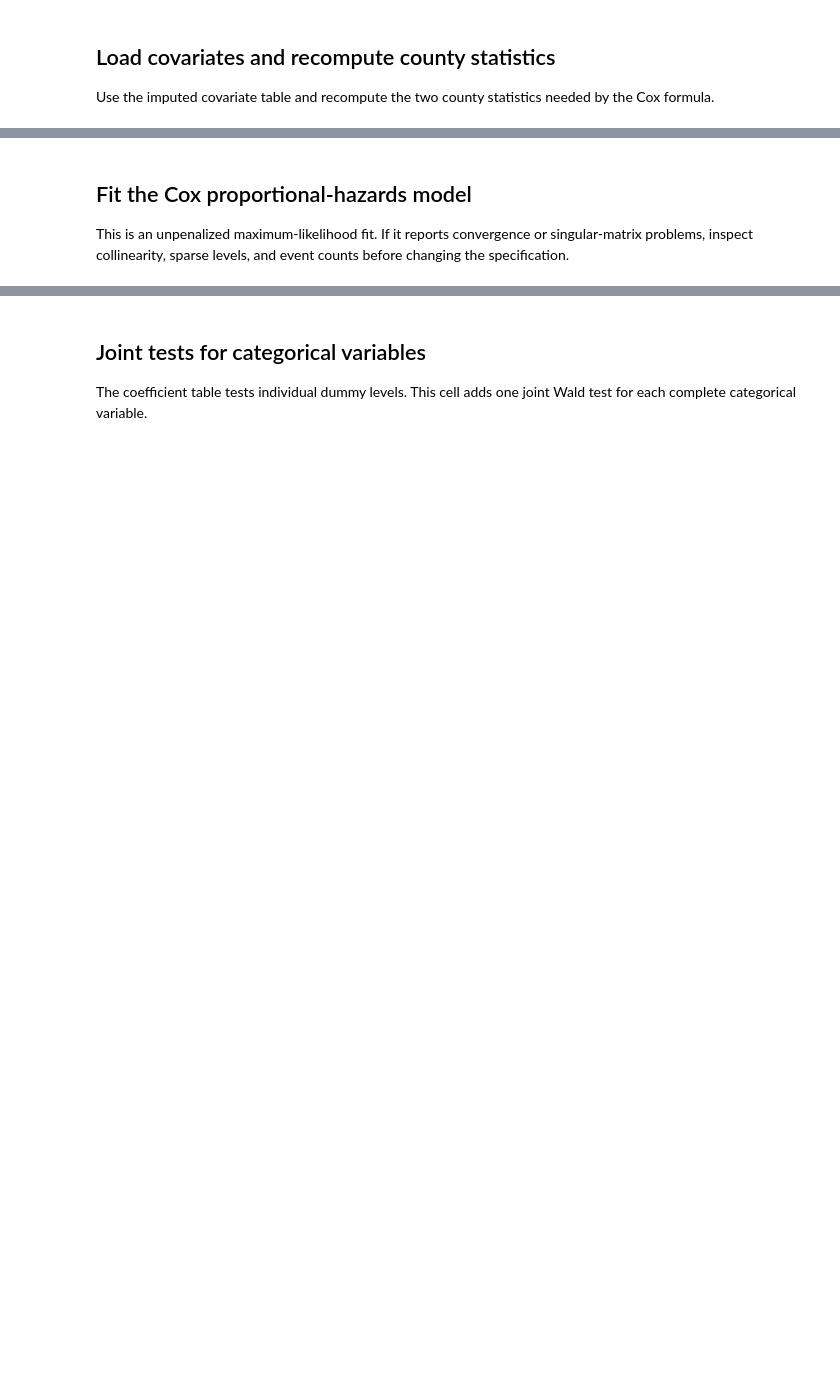
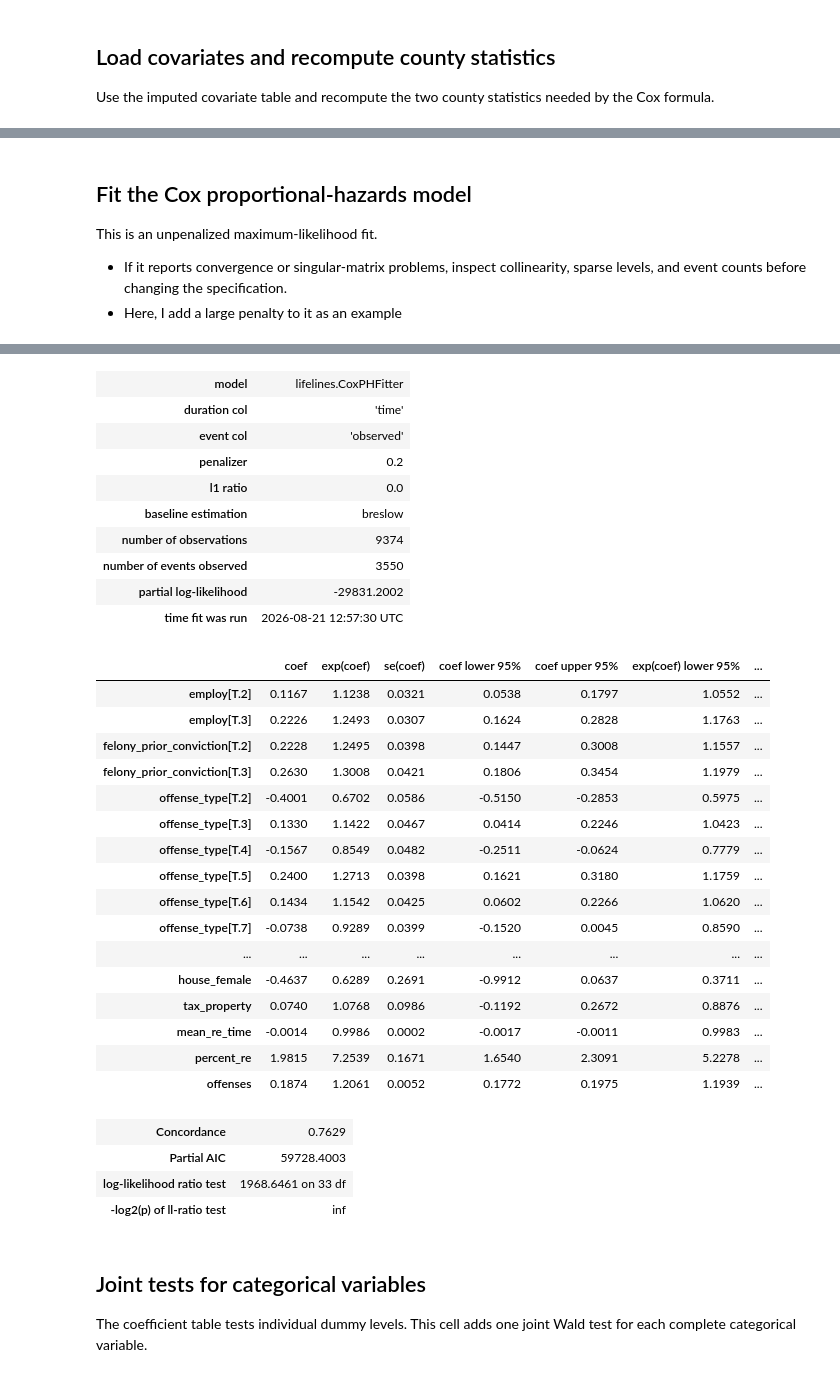
Before and after one commit to bzhangcw/code-simul-diversion, a Jupyter notebook: simulation/py-sirakaya-fitting-from-scratch.ipynb, the cells around one changed output, grey strips where cells are left out. Cells and saved outputs as stored; diff of their text form; code cells hidden in the pictures; blank space fills up the shorter version.

```diff
--- a/simulation/py-sirakaya-fitting-from-scratch.ipynb
+++ b/simulation/py-sirakaya-fitting-from-scratch.ipynb
@@ -88,7 +111,9 @@ display(cox_data.head())
 # %% [markdown]
 ## Fit the Cox proportional-hazards model
 
-This is an unpenalized maximum-likelihood fit. If it reports convergence or singular-matrix problems, inspect collinearity, sparse levels, and event counts before changing the specification.
+This is an unpenalized maximum-likelihood fit.
+- If it reports convergence or singular-matrix problems, inspect collinearity, sparse levels, and event counts before changing the specification.
+- Here, I add a large penalty to it as an example
 # %%
 cox_formula = " + ".join(
     list(categorical_levels)
@@ -97,7 +122,7 @@ cox_formula = " + ".join(
     + ["offenses"]
 )
 
-cox_model = CoxPHFitter(penalizer=0.0)
+cox_model = CoxPHFitter(penalizer=0.2)
 cox_model.fit(
     cox_data,
     duration_col="time",
@@ -110,3 +135,4 @@ cox_model.print_summary(decimals=4)
 cox_model.summary.to_csv(
     RESULTS_DIR / "cox_coefficient_summary.csv"
 )
+# %% [output]
@@ -113,3 +151,34 @@ cox_model.summary.to_csv(
+| model | lifelines.CoxPHFitter |
+| duration col | 'time' |
+| event col | 'observed' |
+| penalizer | 0.2 |
+| l1 ratio | 0.0 |
+| baseline estimation | breslow |
+| number of observations | 9374 |
+| number of events observed | 3550 |
+| partial log-likelihood | -29831.2002 |
+| time fit was run | 2026-08-21 12:57:30 UTC |
+|  | coef | exp(coef) | se(coef) | coef lower 95% | coef upper 95% | exp(coef) lower 95% | ... |
+| employ[T.2] | 0.1167 | 1.1238 | 0.0321 | 0.0538 | 0.1797 | 1.0552 | ... |
+| employ[T.3] | 0.2226 | 1.2493 | 0.0307 | 0.1624 | 0.2828 | 1.1763 | ... |
+| felony_prior_conviction[T.2] | 0.2228 | 1.2495 | 0.0398 | 0.1447 | 0.3008 | 1.1557 | ... |
+| felony_prior_conviction[T.3] | 0.2630 | 1.3008 | 0.0421 | 0.1806 | 0.3454 | 1.1979 | ... |
+| offense_type[T.2] | -0.4001 | 0.6702 | 0.0586 | -0.5150 | -0.2853 | 0.5975 | ... |
+| offense_type[T.3] | 0.1330 | 1.1422 | 0.0467 | 0.0414 | 0.2246 | 1.0423 | ... |
+| offense_type[T.4] | -0.1567 | 0.8549 | 0.0482 | -0.2511 | -0.0624 | 0.7779 | ... |
+| offense_type[T.5] | 0.2400 | 1.2713 | 0.0398 | 0.1621 | 0.3180 | 1.1759 | ... |
+| offense_type[T.6] | 0.1434 | 1.1542 | 0.0425 | 0.0602 | 0.2266 | 1.0620 | ... |
+| offense_type[T.7] | -0.0738 | 0.9289 | 0.0399 | -0.1520 | 0.0045 | 0.8590 | ... |
+| ... | ... | ... | ... | ... | ... | ... | ... |
+| house_female | -0.4637 | 0.6289 | 0.2691 | -0.9912 | 0.0637 | 0.3711 | ... |
+| tax_property | 0.0740 | 1.0768 | 0.0986 | -0.1192 | 0.2672 | 0.8876 | ... |
+| mean_re_time | -0.0014 | 0.9986 | 0.0002 | -0.0017 | -0.0011 | 0.9983 | ... |
+| percent_re | 1.9815 | 7.2539 | 0.1671 | 1.6540 | 2.3091 | 5.2278 | ... |
+| offenses | 0.1874 | 1.2061 | 0.0052 | 0.1772 | 0.1975 | 1.1939 | ... |
+| Concordance | 0.7629 |
+| Partial AIC | 59728.4003 |
+| log-likelihood ratio test | 1968.6461 on 33 df |
+| -log2(p) of ll-ratio test | inf |
 # %% [markdown]
 ## Joint tests for categorical variables
 
```
Also changed, not shown: parts of 11 cells of this notebook, 5 other files.
